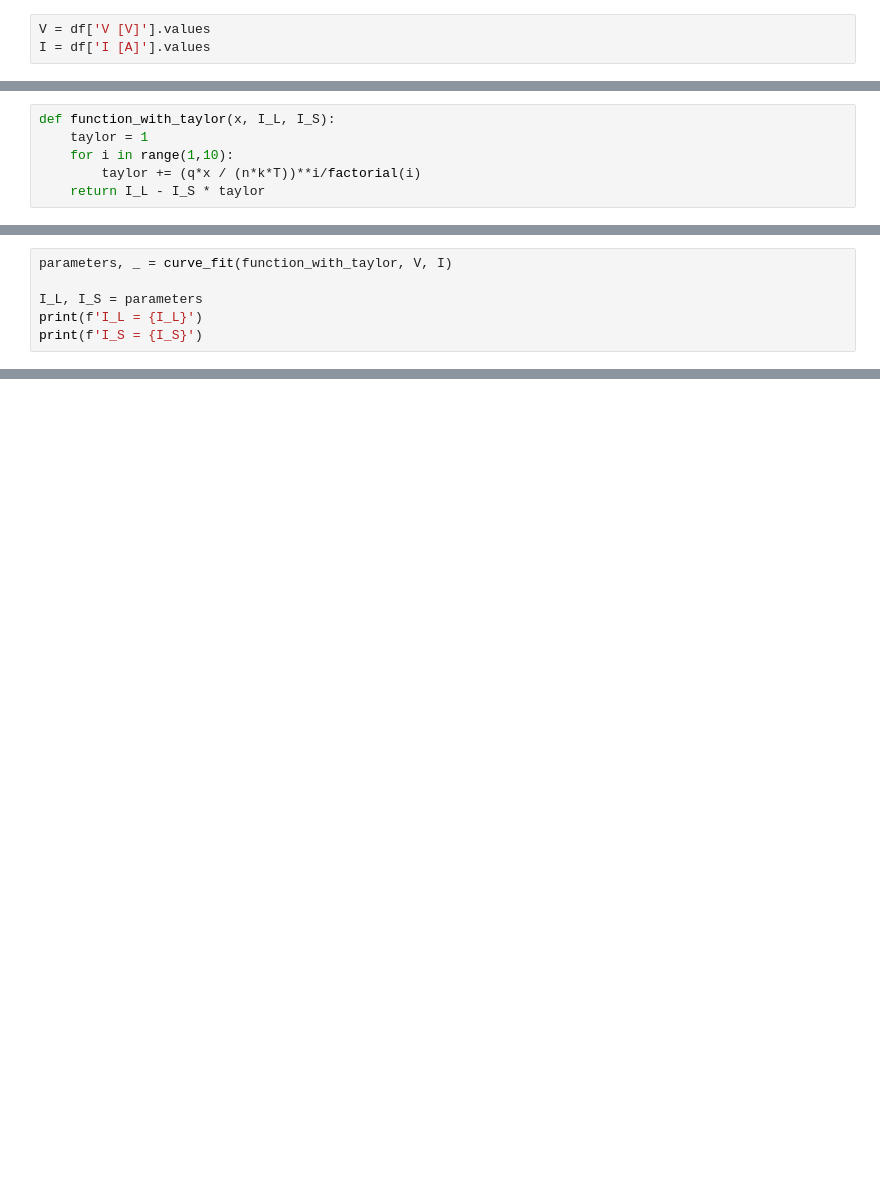
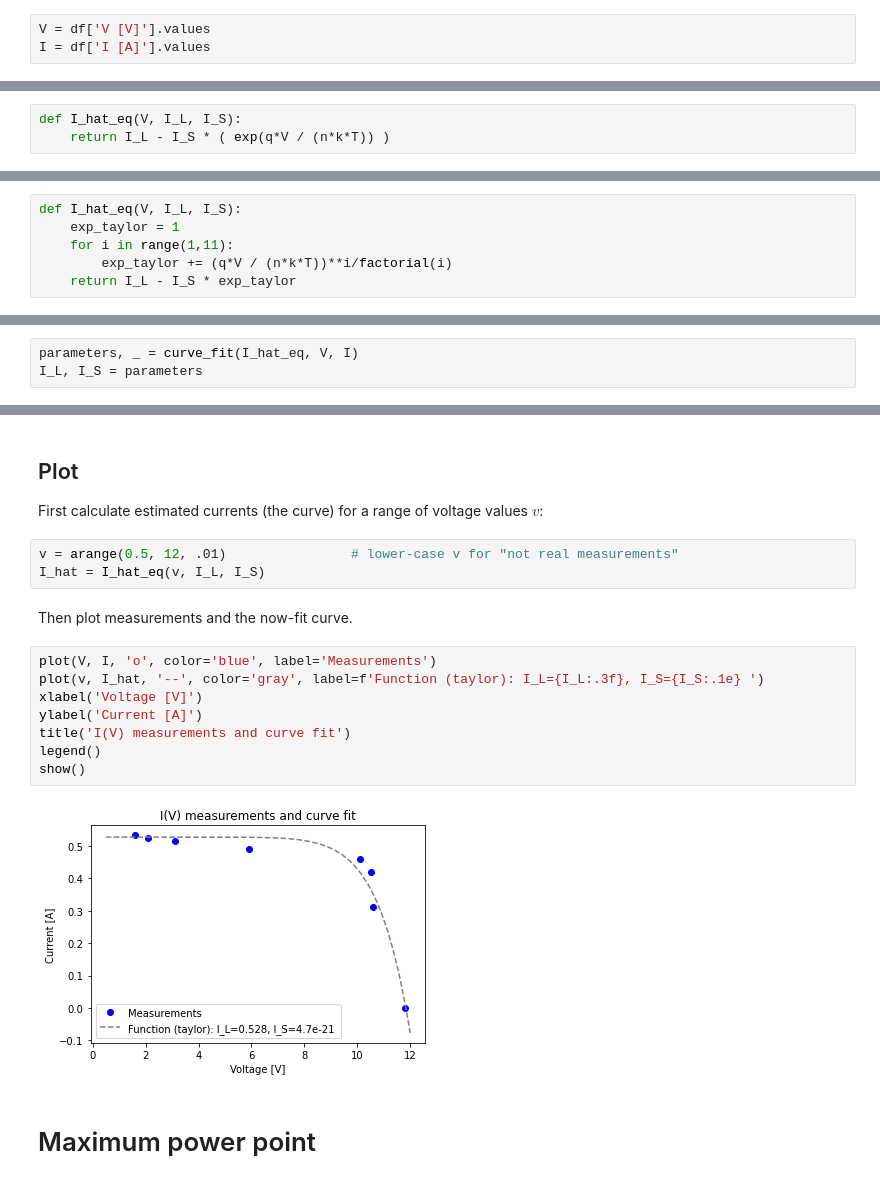
Before and after one commit to woodjmichael/PV-based-systems-lab, a Jupyter notebook: solar_cell_iv_curve_fit.ipynb, the cells around one changed output, grey strips where cells are left out. Saved outputs shown, nothing was run; the diff lists cells and outputs as text; blank space fills up the shorter version.

Commit message:
Calculate MPP

```diff
--- a/solar_cell_iv_curve_fit.ipynb
+++ b/solar_cell_iv_curve_fit.ipynb
@@ -72 +124,4 @@ def function(x, I_L, I_S):
+# %%
+def I_hat_eq(V, I_L, I_S):
+	return I_L - I_S * ( exp(q*V / (n*k*T)) )
 # %% [markdown]
@@ -80,6 +165,6 @@ $
 # %%
-def function_with_taylor(x, I_L, I_S):
-	taylor = 1
-	for i in range(1,10):
-		taylor += (q*x / (n*k*T))**i/factorial(i)
-	return I_L - I_S * taylor
+def I_hat_eq(V, I_L, I_S):
+	exp_taylor = 1
+	for i in range(1,11):
+		exp_taylor += (q*V / (n*k*T))**i/factorial(i)
+	return I_L - I_S * exp_taylor
@@ -88,6 +175,3 @@ Do the curve fit
 # %%
-parameters, _ = curve_fit(function_with_taylor, V, I)
-
+parameters, _ = curve_fit(I_hat_eq, V, I)
 I_L, I_S = parameters
-print(f'I_L = {I_L}')
-print(f'I_S = {I_S}')
@@ -129,0 +219,21 @@ show()
+# %% [markdown]
+## Plot
+
+First calculate estimated currents (the curve) for a range of voltage values $v$:
+# %%
+v = arange(0.5, 12, .01)                # lower-case v for "not real measurements"
+I_hat = I_hat_eq(v, I_L, I_S)
+# %% [markdown]
+Then plot measurements and the now-fit curve.
+# %%
+plot(V, I, 'o', color='blue', label='Measurements')
+plot(v, I_hat, '--', color='gray', label=f'Function (taylor): I_L={I_L:.3f}, I_S={I_S:.1e} ')
+xlabel('Voltage [V]')
+ylabel('Current [A]')
+title('I(V) measurements and curve fit')
+legend()
+show()
+# %% [output]
+[figure, added]
+# %% [markdown]
+# Maximum power point
```
Also changed, not shown: parts of 43 cells of this notebook.
